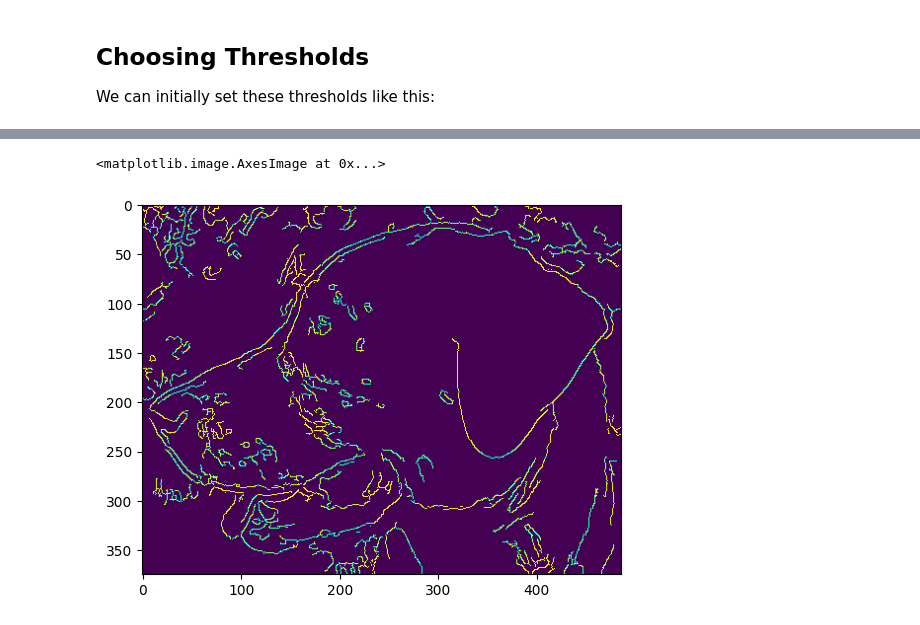
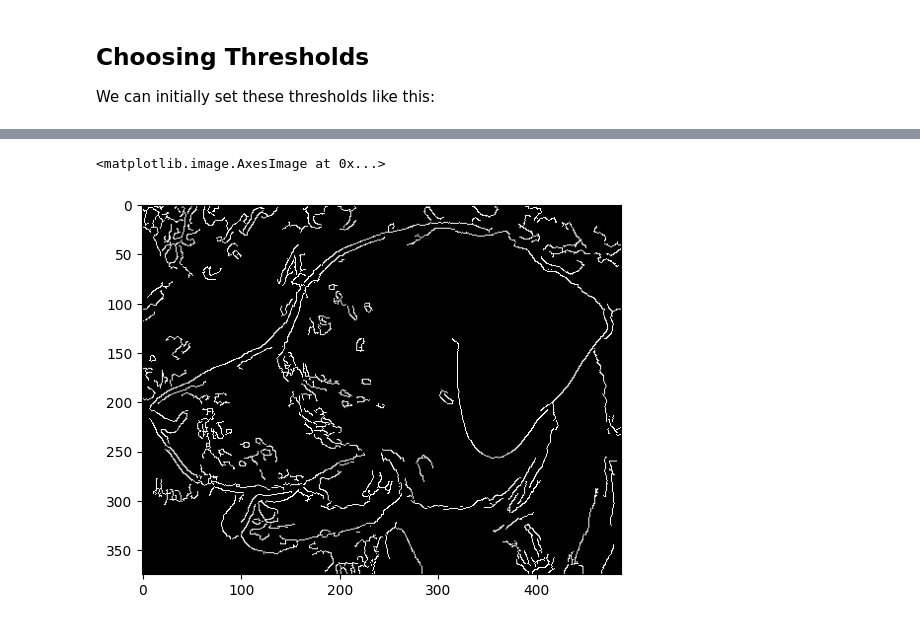
Before and after one commit to hasan-alper/opencv-notes, a Jupyter notebook: 04-OBJECT-DETECTION/4.3-edge-detection.ipynb, the cells around one changed output, grey strips where cells are left out. Drawn from its saved outputs; the diff is of its cells as text; code cells hidden in the pictures.

Commit message:
explain the methods in 4.3-edge-detection.ipynb

```diff
--- a/04-OBJECT-DETECTION/4.3-edge-detection.ipynb
+++ b/04-OBJECT-DETECTION/4.3-edge-detection.ipynb
@@ -39,6 +57,7 @@ OpenCV puts all the necessary steps in single function, `cv.Canny`. First argume
 # %%
+blurred_img = cv2.blur(bgr_img, ksize=(5, 5)) # Remove the noise in the image with blurring
 edges = cv2.Canny(image=blurred_img, threshold1=lower, threshold2=upper+50) # Play with numbers
-plt.imshow(edges)
+plt.imshow(edges, cmap="gray")
 # %% [output]
 <matplotlib.image.AxesImage at 0x...>
-[figure, old version]
+[figure, new version]
```
Also changed, not shown: parts of 4 cells of this notebook, 1 other file.
